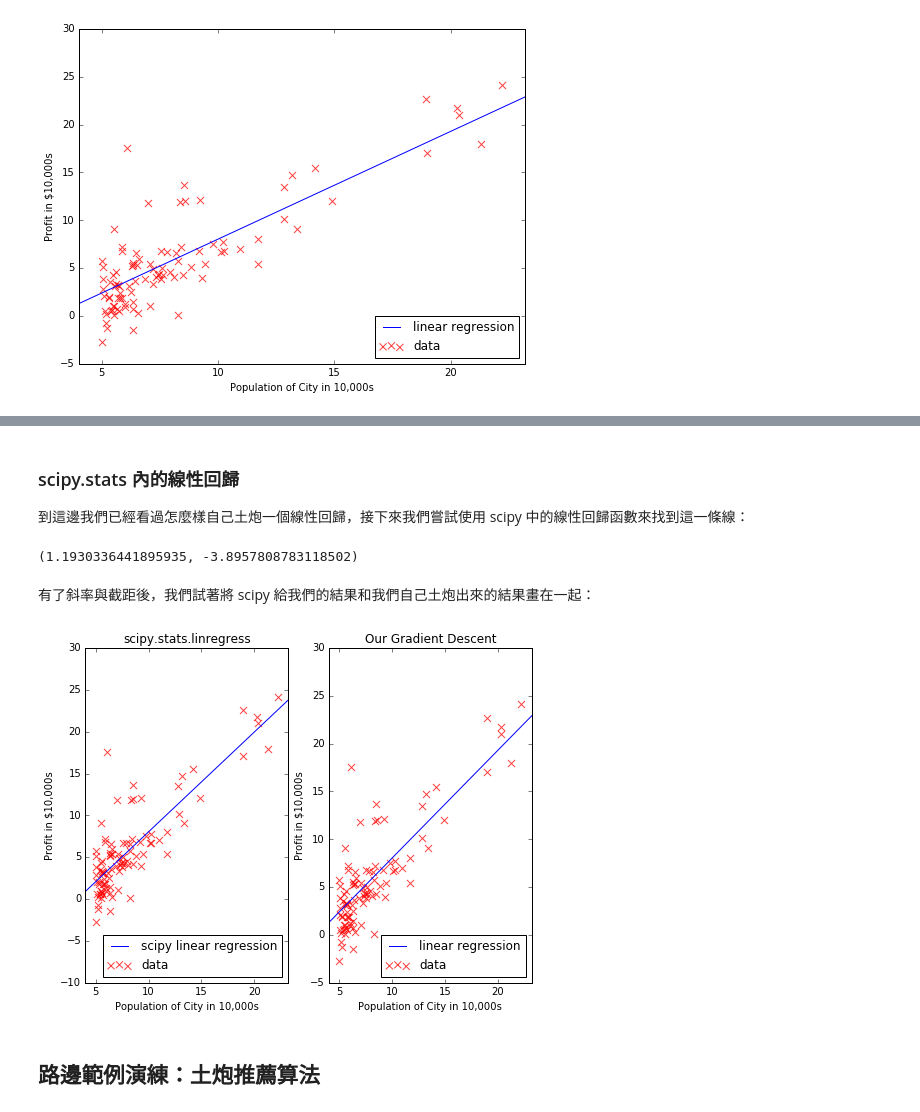
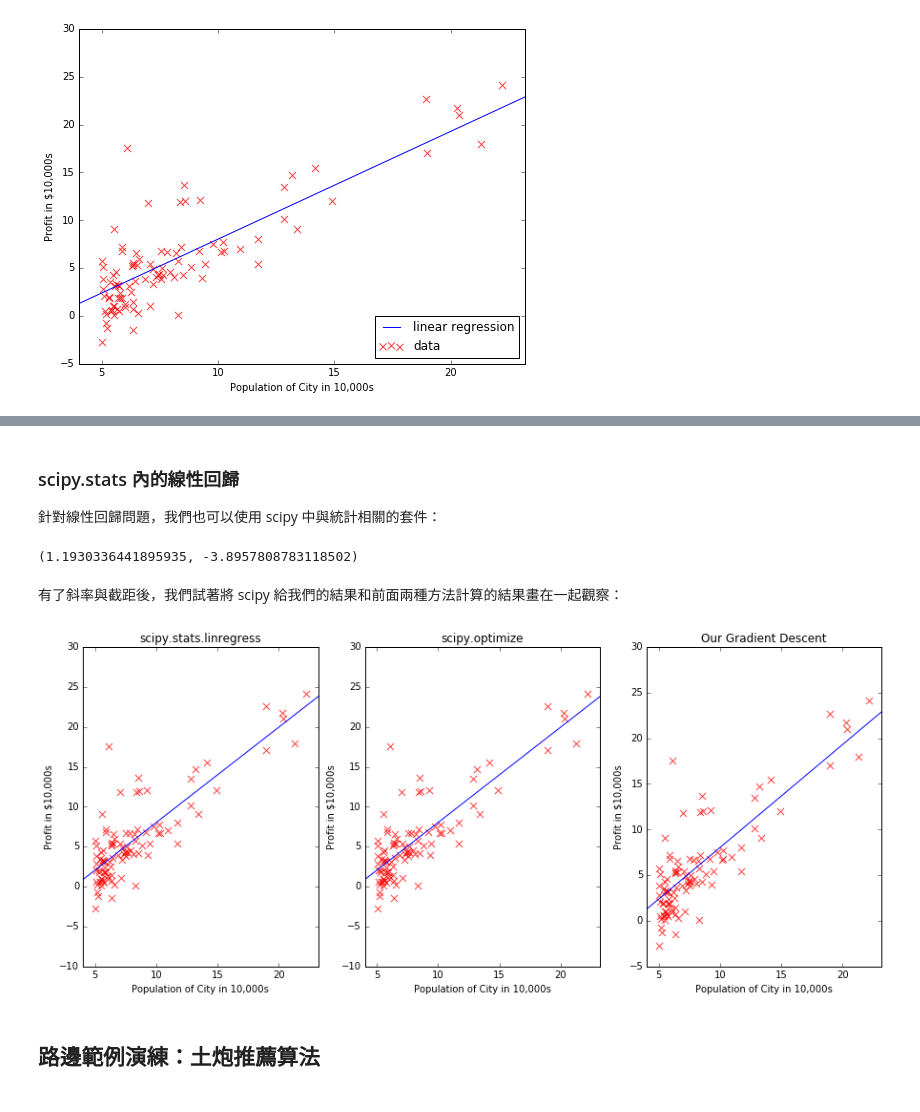
Before and after one commit to rickchung/My-Python-Learning-Material-2016, a Jupyter notebook: module5_scipy_numpy/reading/module5_scientific_python.ipynb, the cells around one changed output, grey strips where cells are left out. Drawn from its saved outputs; the diff is of its cells as text; code cells hidden in the pictures.

Commit message:
Update linear regression case

```diff
--- a/module5_scipy_numpy/reading/module5_scientific_python.ipynb
+++ b/module5_scipy_numpy/reading/module5_scientific_python.ipynb
@@ -1223,0 +1229,16 @@ plt.show()
+# %%
+from scipy import optimize
+
+# Define functions for scipy.optimize.fmin_cg
+
+def cost_func_scipy(t, X, y):
+    m = X.shape[0]
+    return ((X.dot(t)-y).dot(X.dot(t)-y)) / (2*m)
+
+def grad_func_scipy(t, X, y):
+    m = X.shape[0]
+    return (X.T.dot(X.dot(t)-y)) / m
+
+theta_scipy_opt = np.zeros(1+X.ndim)
+theta_scipy_opt = optimize.fmin_cg(cost_func_scipy, theta_scipy_opt, fprime=grad_func_scipy, args=(X_ones, y))
+theta_scipy_opt
@@ -1224,5 +1282,5 @@ plt.show()
 # %% [markdown]
 ### scipy.stats 內的線性回歸
 
-到這邊我們已經看過怎麼樣自己土炮一個線性回歸，接下來我們嘗試使用 scipy 中的線性回歸函數來找到這一條線：
+針對線性回歸問題，我們也可以使用 scipy 中與統計相關的套件：
 # %%
@@ -1238,60 +1298,54 @@ slope, intercept
 # %% [output]
 (1.1930336441895935, -3.8957808783118502)
 # %% [markdown]
-有了斜率與截距後，我們試著將 scipy 給我們的結果和我們自己土炮出來的結果畫在一起：
+有了斜率與截距後，我們試著將 scipy 給我們的結果和前面兩種方法計算的結果畫在一起觀察：
 # %%
-# Plot the result
+# ===== Plot the result from scipy.stats =====
 
-plt.figure(figsize=(8, 6), dpi=80)
-plt.subplot(1, 2, 1)
+plt.figure(figsize=(15, 6), dpi=80)
+plt.subplot(1, 3, 1)
 plt.title("scipy.stats.linregress")
 
 plt.scatter(X, y, s=50, c='red', alpha=0.75, marker='x', label="data")
 plt.xlim(X.min()-1, X.max()+1)
 
 # Add labels
 
 plt.xlabel('Population of City in 10,000s')
 plt.ylabel('Profit in $10,000s')
 
 # Plot the line
 
-px_s = np.arange(0, 25)
-py_s = slope*px_s + intercept
+py_s = slope*px + intercept
 
-plt.plot(px_s, py_s, label="scipy linear regression")
+plt.plot(px, py_s, label="scipy linear regression")
 
-# Legend
 
-plt.legend(loc="lower right")
+# ===== Plot line from scipy.optimize =====
+
+plt.subplot(1, 3, 2)
+plt.scatter(X, y, s=50, c='red', alpha=0.75, marker='x', label="data")
+plt.xlim(X.min()-1, X.max()+1)
+plt.xlabel('Population of City in 10,000s')
+plt.ylabel('Profit in $10,000s')
+plt.title("scipy.optimize")
+plt.plot(px, py_o)
 
 
 # ===== Plot linear regression from gradient descent =====
 
-plt.subplot(1, 2, 2)
+plt.subplot(1, 3, 3)
 plt.title("Our Gradient Descent")
-
 plt.scatter(X, y, s=50, c='red', alpha=0.75, marker='x', label="data")
 plt.xlim(X.min()-1, X.max()+1)
-
-# Add labels
-
 plt.xlabel('Population of City in 10,000s')
 plt.ylabel('Profit in $10,000s')
-
-# Plot our regression line
-
-px = np.arange(0, 25)
-py = theta[0] + (theta[1]*px)
-
-plt.plot(px, py, label="linear regression")
-
-plt.legend(loc="lower right")
+plt.plot(px, py_g, label="linear regression")
 
 
 plt.show()
 # %% [output]
-[figure, old version]
+[figure, new version]
 # %% [markdown]
 ## 路邊範例演練：土炮推薦算法
 # %% [markdown]
```
Also changed, not shown: parts of 12 cells of this notebook.
